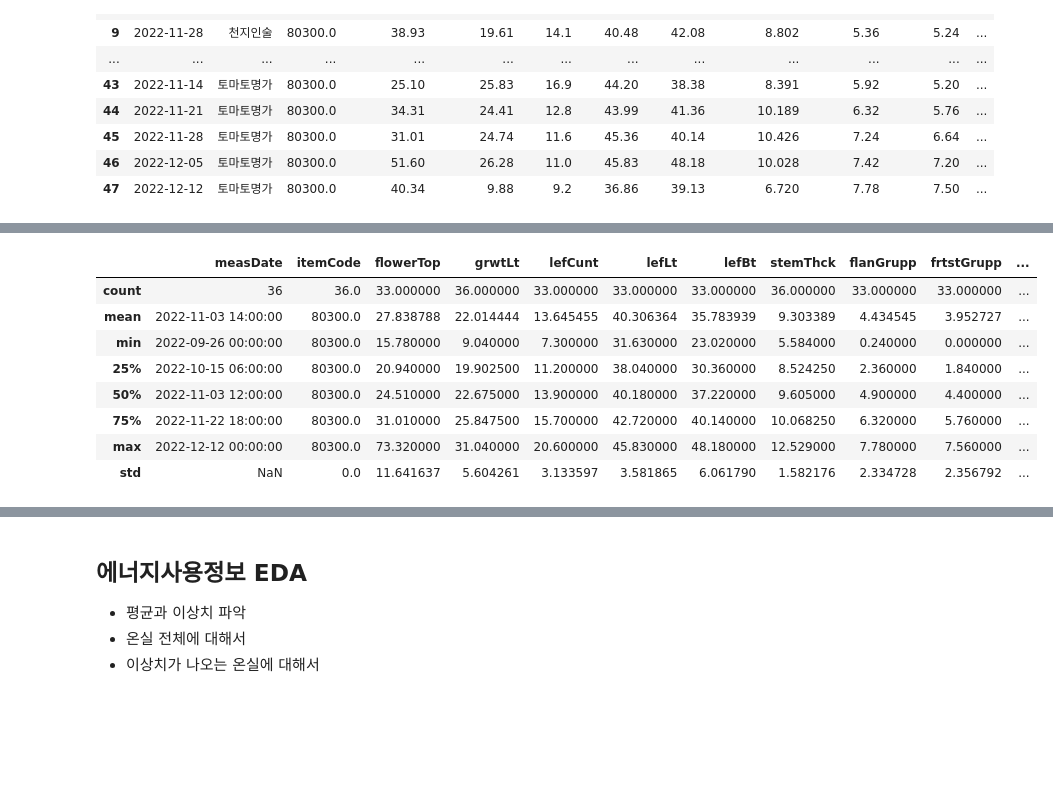
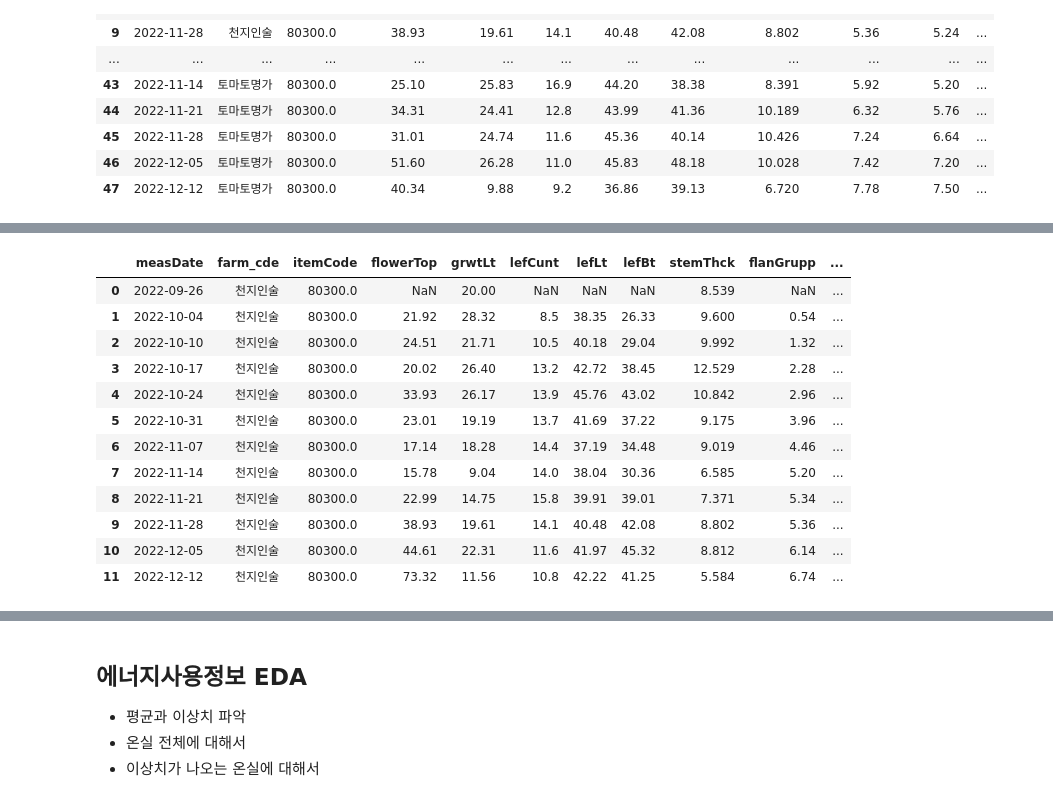
Before and after one commit to cye2020/Smart-Farm-Growth-Analytics, a Jupyter notebook: code/eda/20251031_EDA_cho.ipynb, the cells around one changed output, grey strips where cells are left out. Saved outputs shown, nothing was run; the diff lists cells and outputs as text; code cells hidden in the pictures; blank space fills up the shorter version.

```diff
--- a/code/eda/20251031_EDA_cho.ipynb
+++ b/code/eda/20251031_EDA_cho.ipynb
@@ -281,12 +326,18 @@ plot_features(tomato_mapping_data.dropna(), features, colors)
 # %%
-tomato_data.describe()
+farm_cond = tomato_data['farm_cde'] == '천지인술'
+
+tomato_data[farm_cond]
 # %% [output]
-|  | measDate | itemCode | flowerTop | grwtLt | lefCunt | lefLt | lefBt | stemThck | flanGrupp | frtstGrupp | ... |
-| count | 36 | 36.0 | 33.000000 | 36.000000 | 33.000000 | 33.000000 | 33.000000 | 36.000000 | 33.000000 | 33.000000 | ... |
-| mean | 2022-11-03 14:00:00 | 80300.0 | 27.838788 | 22.014444 | 13.645455 | 40.306364 | 35.783939 | 9.303389 | 4.434545 | 3.952727 | ... |
-| min | 2022-09-26 00:00:00 | 80300.0 | 15.780000 | 9.040000 | 7.300000 | 31.630000 | 23.020000 | 5.584000 | 0.240000 | 0.000000 | ... |
-| 25% | 2022-10-15 06:00:00 | 80300.0 | 20.940000 | 19.902500 | 11.200000 | 38.040000 | 30.360000 | 8.524250 | 2.360000 | 1.840000 | ... |
-| 50% | 2022-11-03 12:00:00 | 80300.0 | 24.510000 | 22.675000 | 13.900000 | 40.180000 | 37.220000 | 9.605000 | 4.900000 | 4.400000 | ... |
-| 75% | 2022-11-22 18:00:00 | 80300.0 | 31.010000 | 25.847500 | 15.700000 | 42.720000 | 40.140000 | 10.068250 | 6.320000 | 5.760000 | ... |
-| max | 2022-12-12 00:00:00 | 80300.0 | 73.320000 | 31.040000 | 20.600000 | 45.830000 | 48.180000 | 12.529000 | 7.780000 | 7.560000 | ... |
-| std | NaN | 0.0 | 11.641637 | 5.604261 | 3.133597 | 3.581865 | 6.061790 | 1.582176 | 2.334728 | 2.356792 | ... |
+|  | measDate | farm_cde | itemCode | flowerTop | grwtLt | lefCunt | lefLt | lefBt | stemThck | flanGrupp | ... |
+| 0 | 2022-09-26 | 천지인술 | 80300.0 | NaN | 20.00 | NaN | NaN | NaN | 8.539 | NaN | ... |
+| 1 | 2022-10-04 | 천지인술 | 80300.0 | 21.92 | 28.32 | 8.5 | 38.35 | 26.33 | 9.600 | 0.54 | ... |
+| 2 | 2022-10-10 | 천지인술 | 80300.0 | 24.51 | 21.71 | 10.5 | 40.18 | 29.04 | 9.992 | 1.32 | ... |
+| 3 | 2022-10-17 | 천지인술 | 80300.0 | 20.02 | 26.40 | 13.2 | 42.72 | 38.45 | 12.529 | 2.28 | ... |
+| 4 | 2022-10-24 | 천지인술 | 80300.0 | 33.93 | 26.17 | 13.9 | 45.76 | 43.02 | 10.842 | 2.96 | ... |
+| 5 | 2022-10-31 | 천지인술 | 80300.0 | 23.01 | 19.19 | 13.7 | 41.69 | 37.22 | 9.175 | 3.96 | ... |
+| 6 | 2022-11-07 | 천지인술 | 80300.0 | 17.14 | 18.28 | 14.4 | 37.19 | 34.48 | 9.019 | 4.46 | ... |
+| 7 | 2022-11-14 | 천지인술 | 80300.0 | 15.78 | 9.04 | 14.0 | 38.04 | 30.36 | 6.585 | 5.20 | ... |
+| 8 | 2022-11-21 | 천지인술 | 80300.0 | 22.99 | 14.75 | 15.8 | 39.91 | 39.01 | 7.371 | 5.34 | ... |
+| 9 | 2022-11-28 | 천지인술 | 80300.0 | 38.93 | 19.61 | 14.1 | 40.48 | 42.08 | 8.802 | 5.36 | ... |
+| 10 | 2022-12-05 | 천지인술 | 80300.0 | 44.61 | 22.31 | 11.6 | 41.97 | 45.32 | 8.812 | 6.14 | ... |
+| 11 | 2022-12-12 | 천지인술 | 80300.0 | 73.32 | 11.56 | 10.8 | 42.22 | 41.25 | 5.584 | 6.74 | ... |
```
Also changed, not shown: parts of 37 cells of this notebook, 2 other files.
